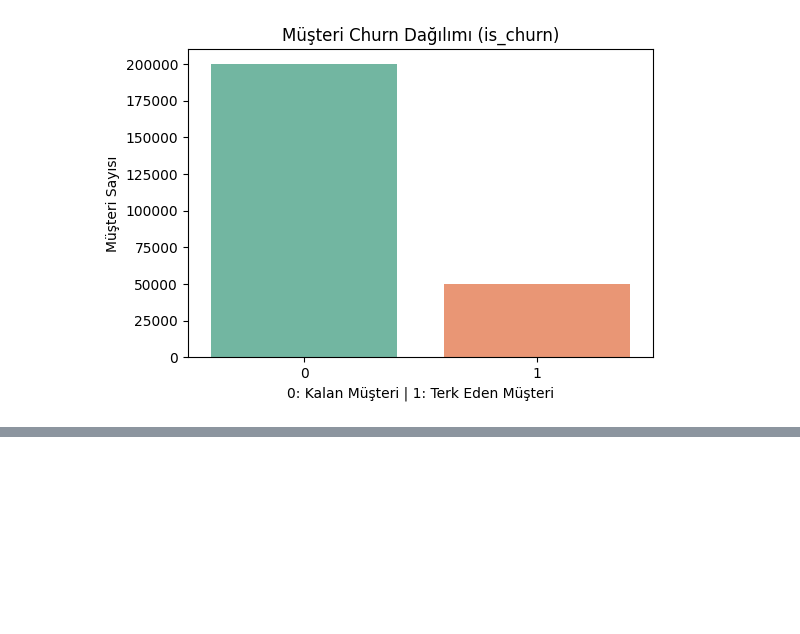
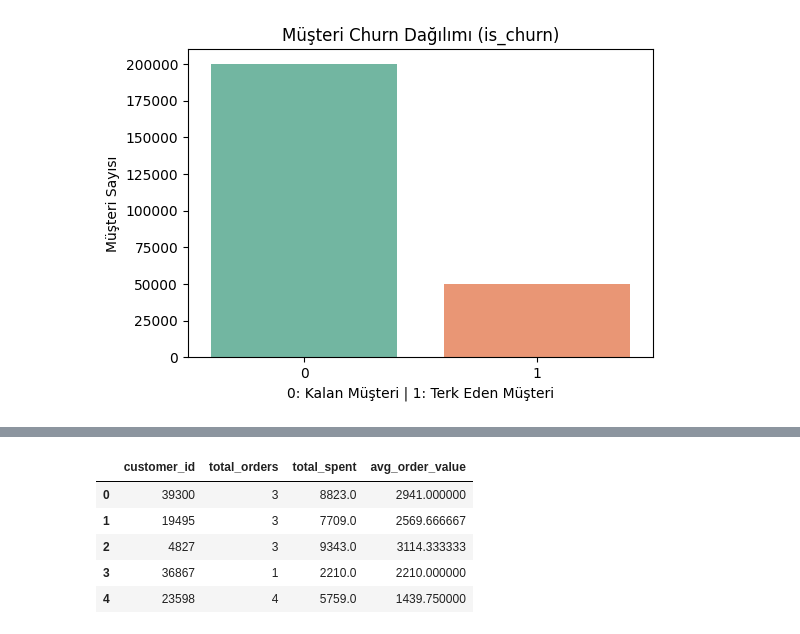
Before and after one commit to olcekmervegul-lgtm/ybs-is-zekasi-proje, a Jupyter notebook: notebook/analiz.ipynb, the cells around one changed output, grey strips where cells are left out. Saved outputs shown, nothing was run; the diff lists cells and outputs as text; code cells hidden in the pictures; blank space fills up the shorter version.

Commit message:
feat: stg_ecom_orders ve fct_customer_summary dbt modelleri eklendi

```diff
--- a/notebook/analiz.ipynb
+++ b/notebook/analiz.ipynb
@@ -58,0 +72,10 @@ Mevcut Kolonlar: ['purchase_id', 'customer_id', 'purchase_date', 'purchase_year_
+# %%
+summary_df = con.execute("SELECT * FROM fct_customer_summary LIMIT 5").df()
+summary_df
+# %% [output]
+|  | customer_id | total_orders | total_spent | avg_order_value |
+| 0 | 39300 | 3 | 8823.0 | 2941.000000 |
+| 1 | 19495 | 3 | 7709.0 | 2569.666667 |
+| 2 | 4827 | 3 | 9343.0 | 3114.333333 |
+| 3 | 36867 | 1 | 2210.0 | 2210.000000 |
+| 4 | 23598 | 4 | 5759.0 | 1439.750000 |
```
Also changed, not shown: parts of 1 cell of this notebook, 5 other files.
